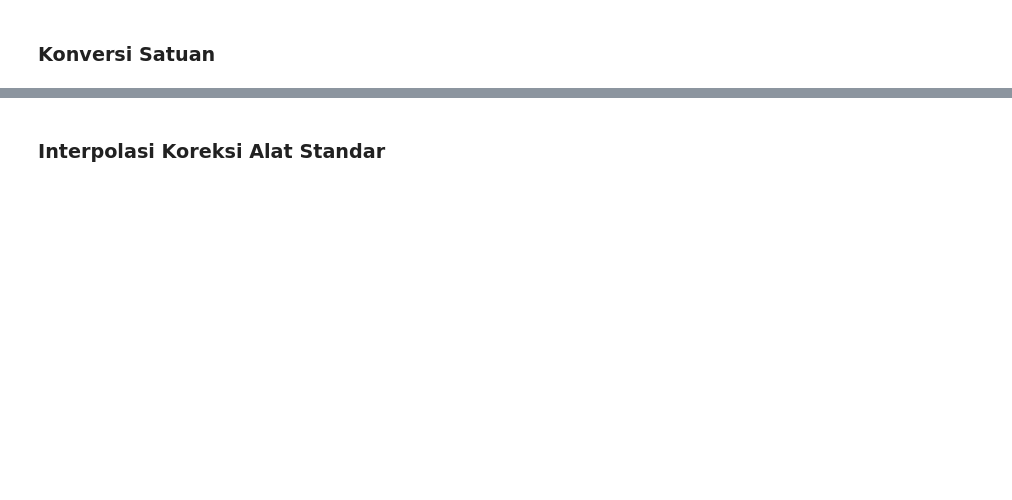
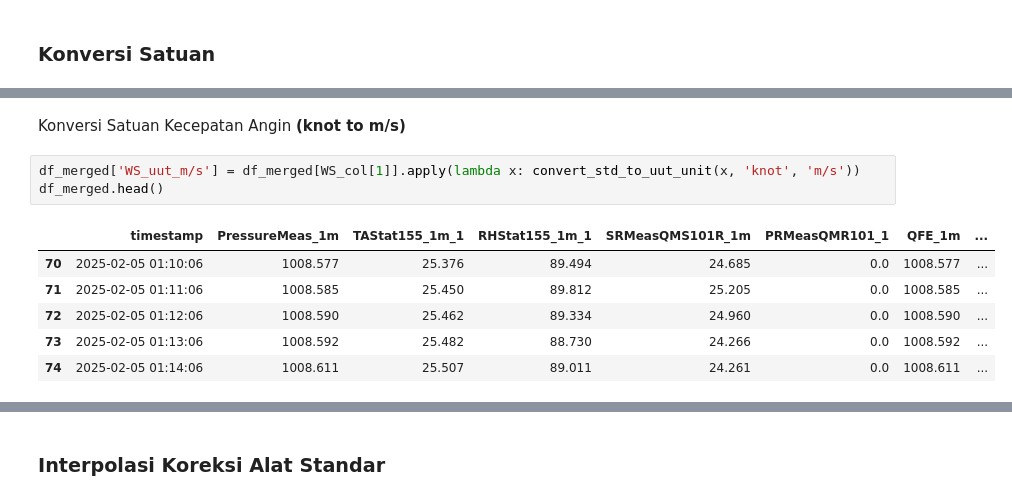
Before and after one commit to HandiSutriyan/CompareDataLapang, a Jupyter notebook: analisis.ipynb, the cells around one changed output, grey strips where cells are left out. Drawn from its saved outputs; the diff is of its cells as text; blank space fills up the shorter version.

```diff
--- a/analisis.ipynb
+++ b/analisis.ipynb
@@ -317,0 +361,12 @@ df_merged = df_merged.iloc[70:-70]
+# %% [markdown]
+Konversi Satuan Kecepatan Angin **(knot to m/s)**
+# %%
+df_merged['WS_uut_m/s'] = df_merged[WS_col[1]].apply(lambda x: convert_std_to_uut_unit(x, 'knot', 'm/s'))
+df_merged.head()
+# %% [output]
+|  | timestamp | PressureMeas_1m | TAStat155_1m_1 | RHStat155_1m_1 | SRMeasQMS101R_1m | PRMeasQMR101_1 | QFE_1m | ... |
+| 70 | 2025-02-05 01:10:06 | 1008.577 | 25.376 | 89.494 | 24.685 | 0.0 | 1008.577 | ... |
+| 71 | 2025-02-05 01:11:06 | 1008.585 | 25.450 | 89.812 | 25.205 | 0.0 | 1008.585 | ... |
+| 72 | 2025-02-05 01:12:06 | 1008.590 | 25.462 | 89.334 | 24.960 | 0.0 | 1008.590 | ... |
+| 73 | 2025-02-05 01:13:06 | 1008.592 | 25.482 | 88.730 | 24.266 | 0.0 | 1008.592 | ... |
+| 74 | 2025-02-05 01:14:06 | 1008.611 | 25.507 | 89.011 | 24.261 | 0.0 | 1008.611 | ... |
```
Also changed, not shown: parts of 18 cells of this notebook, 3 other files.
